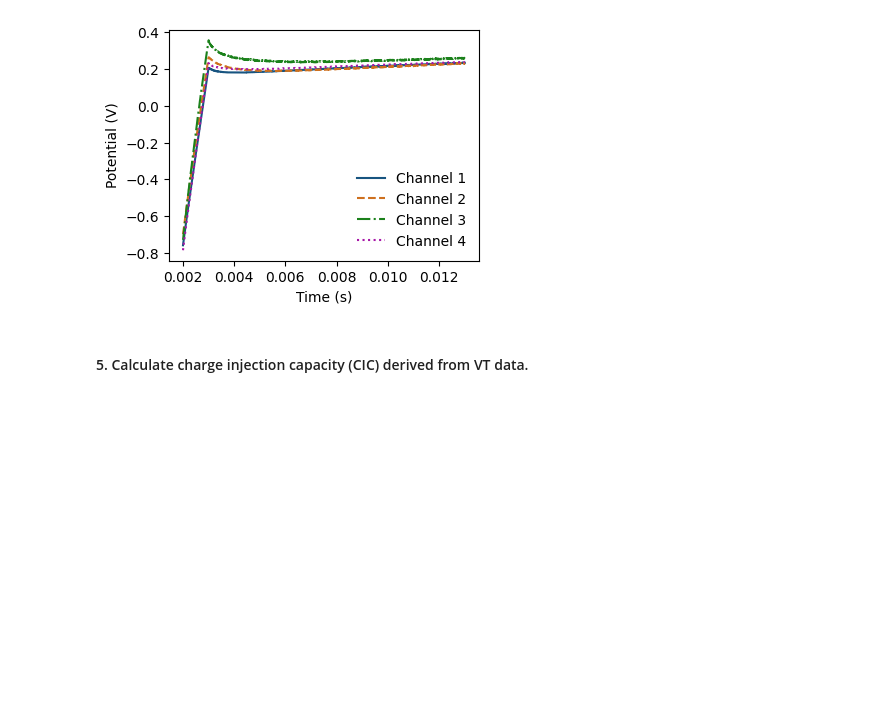
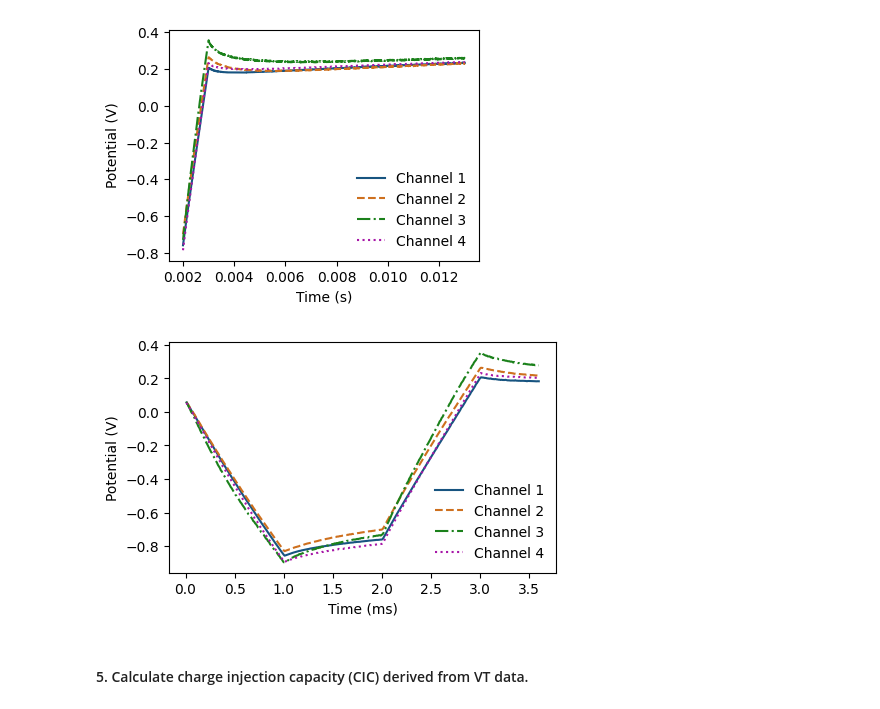
Before and after one commit to mohammadmundiwala/Flexible-Electronics, a Jupyter notebook: lab-1/data_analysis.ipynb, the cells around one changed output. Drawn from its saved outputs; the diff is of its cells as text; code cells hidden in the pictures; blank space fills up the shorter version.

Commit message:
trying to get more informative vt plots, not sure what to do

```diff
--- a/lab-1/data_analysis.ipynb
+++ b/lab-1/data_analysis.ipynb
@@ -203,6 +203,22 @@ plt.show()
 # fig.savefig('figs/cic_plot3_v1.pdf', dpi=300)
 # %% [output]
 [figure]
+# %%
+# more informative vt plots ## jk lol transients are not looking like the paper idk
+# plot on the same plot
+fig = plt.figure(figsize=(5, 3))
+axes = fig.add_subplot(111)
+axes.plot(cic_c1['Time/sec'][0:360] * 1e3, cic_c1[' Potential/V'][0:360], label='Channel 1', color=colors[0], linestyle=linestyles[0])
+axes.plot(cic_c2['Time/sec'][0:360] * 1e3, cic_c2[' Potential/V'][0:360], label='Channel 2', color=colors[1], linestyle=linestyles[1])
+axes.plot(cic_c3['Time/sec'][0:360] * 1e3, cic_c3[' Potential/V'][0:360], label='Channel 3', color=colors[2], linestyle=linestyles[2])
+axes.plot(cic_c4['Time/sec'][0:360] * 1e3, cic_c4[' Potential/V'][0:360], label='Channel 4', color=colors[3], linestyle=linestyles[3])
+axes.set_xlabel('Time (ms)')
+axes.set_ylabel('Potential (V)')
+axes.legend(frameon=False)
+plt.show()
+# fig.savefig('figs/cic_plot3_v2.pdf', dpi=300)
+# %% [output]
+[figure, added]
 # %% [markdown]
 #### 5. Calculate charge injection capacity (CIC) derived from VT data.
 # %% [markdown]
```
